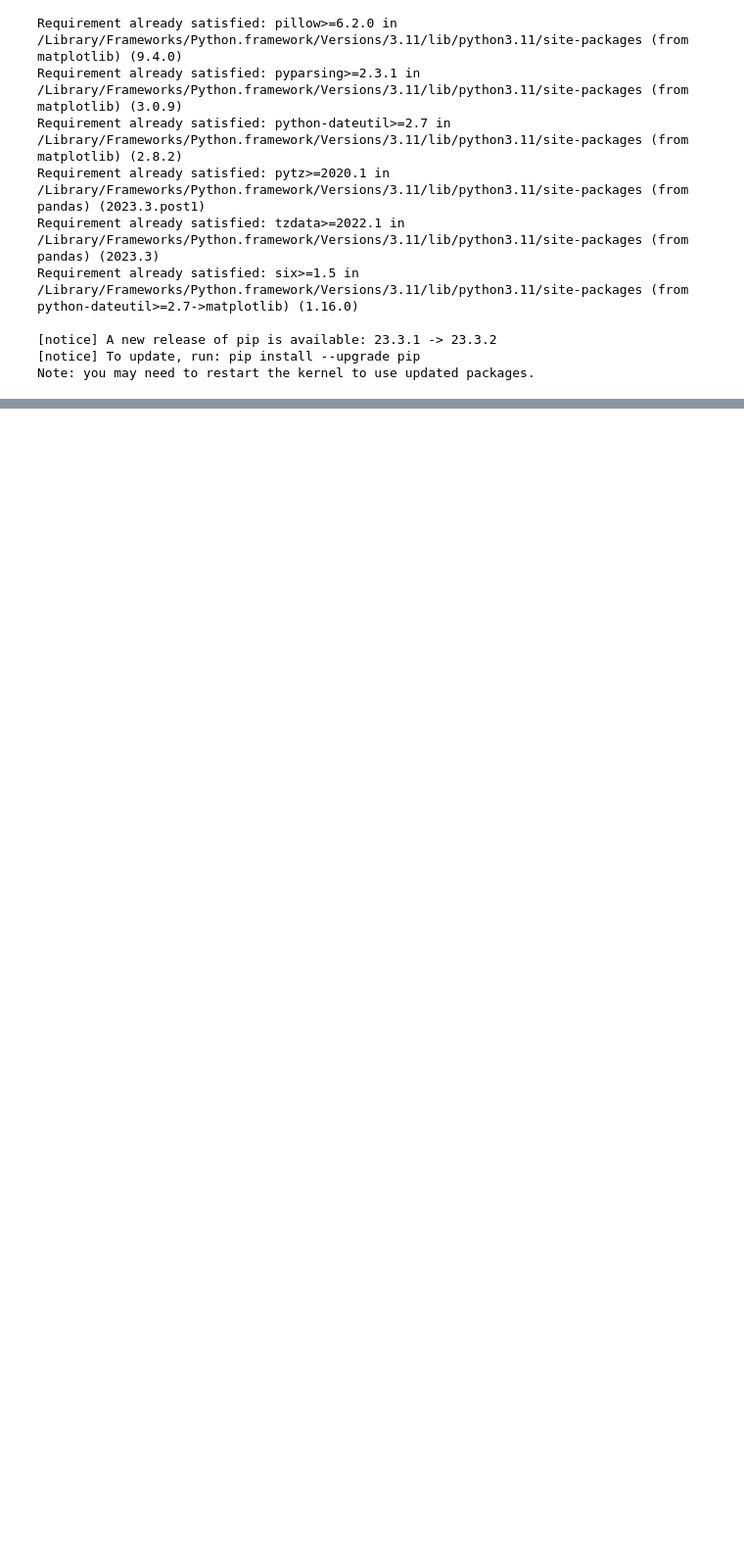
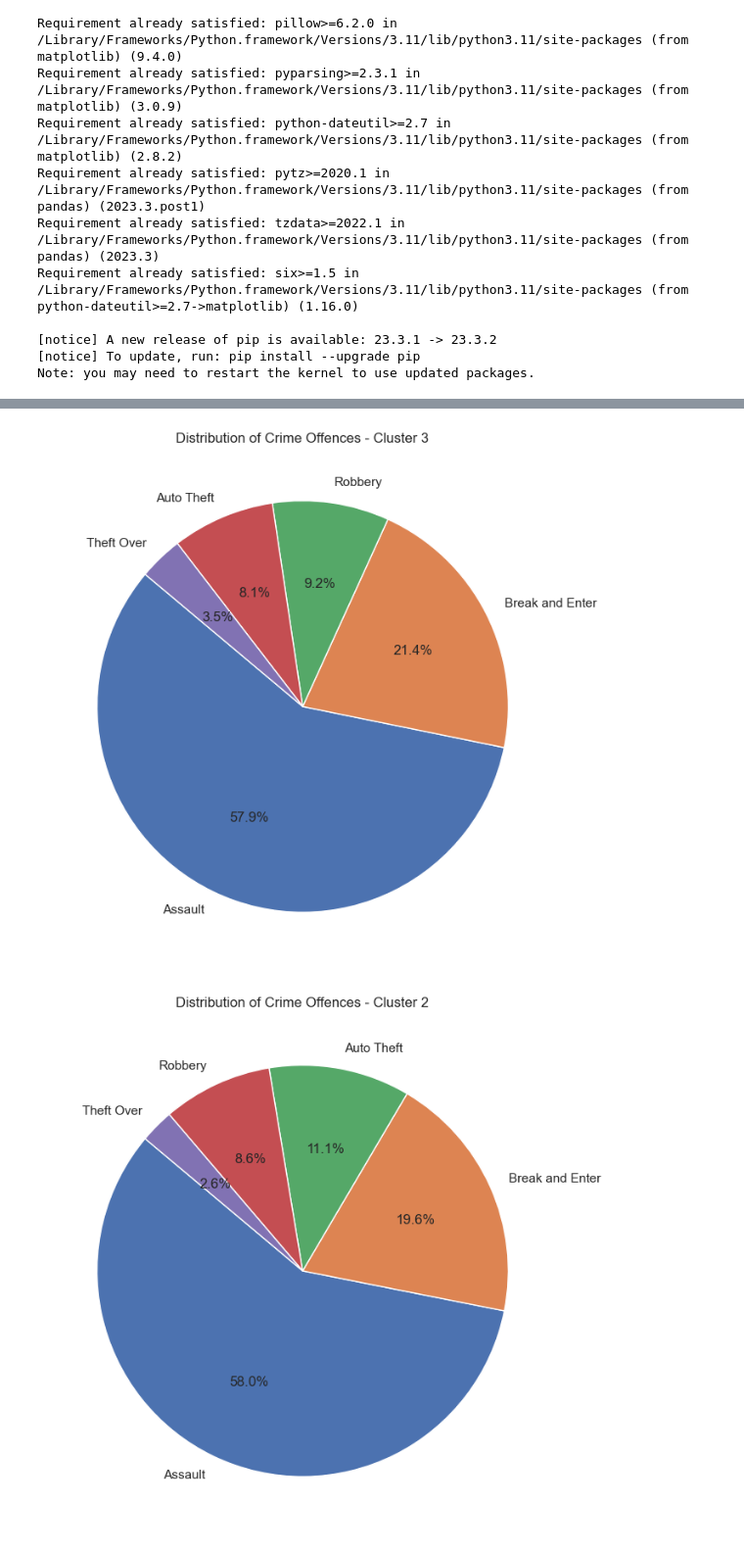
Before and after one commit to AjayArumugam07/PatrolOptimizer-BigDataAnalysis, a Jupyter notebook: Data Cleaning.ipynb, the cells around one changed output, grey strips where cells are left out. Shown at 98% size. Cells and saved outputs as stored; diff of their text form; code cells hidden in the pictures; blank space fills up the shorter version.

```diff
--- a/Data Cleaning.ipynb
+++ b/Data Cleaning.ipynb
@@ -332,0 +390,16 @@ for cluster_label in day_cluster_counts['prediction'].unique():
+# %%
+# Iterate over clusters and create a pie chart for each
+for cluster_label in pd_crime_data['prediction'].unique():
+    cluster_data = pd_crime_data[pd_crime_data['prediction'] == cluster_label]
+
+    # Group by the category column and count occurrences in the cluster
+    category_counts = cluster_data['offence'].value_counts()
+
+    # Plot a pie chart for the cluster
+    plt.figure(figsize=(8, 8))
+    plt.pie(category_counts, labels=category_counts.index, autopct='%1.1f%%', startangle=140)
+    plt.title(f'Distribution of Crime Offences - Cluster {cluster_label}')
+    plt.show()
+# %% [output]
+[figure, added]
+[figure, added]
```
Also changed, not shown: parts of 9 cells of this notebook.
